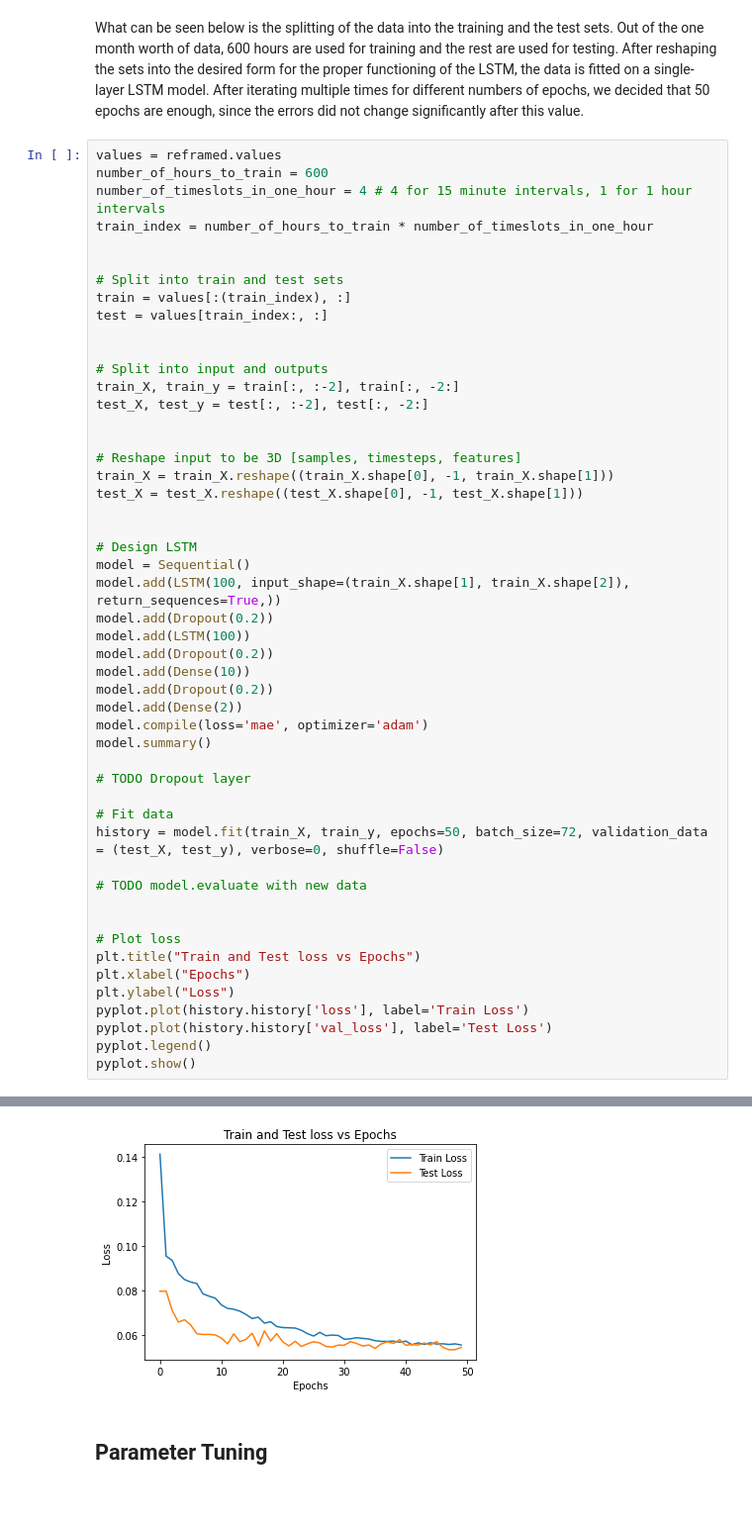
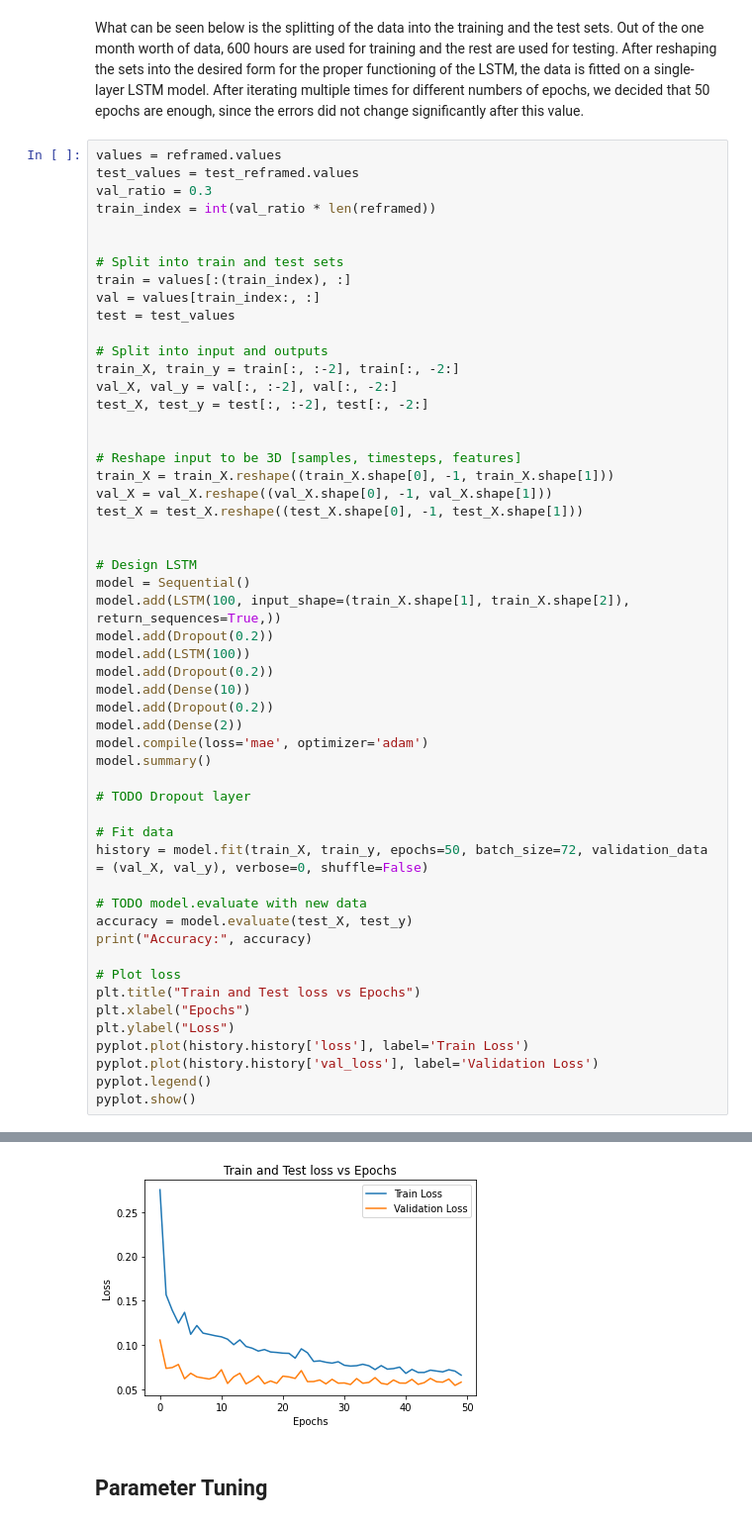
Before and after one commit to junzis/atdelay, a Jupyter notebook: LSTM_model.ipynb, the cells around one changed output, grey strips where cells are left out. Shown: that part at 99% size. Cells and saved outputs as stored; diff of their text form.

```diff
--- a/LSTM_model.ipynb
+++ b/LSTM_model.ipynb
@@ -177,23 +204,25 @@ Arrivals Arrival Delay standard deviation: 11.7
 What can be seen below is the splitting of the data into the training and the test sets. Out of the one month worth of data, 600 hours are used for training and the rest are used for testing. After reshaping the sets into the desired form for the proper functioning of the LSTM, the data is fitted on a single-layer LSTM model. After iterating multiple times for different numbers of epochs, we decided that 50 epochs are enough, since the errors did not change significantly after this value.
 # %%
 values = reframed.values
-number_of_hours_to_train = 600
-number_of_timeslots_in_one_hour = 4 # 4 for 15 minute intervals, 1 for 1 hour intervals
-train_index = number_of_hours_to_train * number_of_timeslots_in_one_hour
+test_values = test_reframed.values
+val_ratio = 0.3
+train_index = int(val_ratio * len(reframed))
 
 
 # Split into train and test sets
 train = values[:(train_index), :]
-test = values[train_index:, :]
-
+val = values[train_index:, :]
+test = test_values
 
 # Split into input and outputs
 train_X, train_y = train[:, :-2], train[:, -2:]
+val_X, val_y = val[:, :-2], val[:, -2:]
 test_X, test_y = test[:, :-2], test[:, -2:]
 
 
 # Reshape input to be 3D [samples, timesteps, features]
 train_X = train_X.reshape((train_X.shape[0], -1, train_X.shape[1]))
+val_X = val_X.reshape((val_X.shape[0], -1, val_X.shape[1]))
 test_X = test_X.reshape((test_X.shape[0], -1, test_X.shape[1]))
 
 
@@ -212,17 +241,18 @@ model.summary()
 # TODO Dropout layer
 
 # Fit data
-history = model.fit(train_X, train_y, epochs=50, batch_size=72, validation_data = (test_X, test_y), verbose=0, shuffle=False)
+history = model.fit(train_X, train_y, epochs=50, batch_size=72, validation_data = (val_X, val_y), verbose=0, shuffle=False)
 
 # TODO model.evaluate with new data
-
+accuracy = model.evaluate(test_X, test_y)
+print("Accuracy:", accuracy)
 
 # Plot loss
 plt.title("Train and Test loss vs Epochs")
 plt.xlabel("Epochs")
 plt.ylabel("Loss")
 pyplot.plot(history.history['loss'], label='Train Loss')
-pyplot.plot(history.history['val_loss'], label='Test Loss')
+pyplot.plot(history.history['val_loss'], label='Validation Loss')
 pyplot.legend()
 pyplot.show()
 # %% [output]
@@ -246,4 +276,4 @@ _________________________________________________________________
-[figure, old version]
+[figure, new version]
 # %% [markdown]
 ## Parameter Tuning
 # %% [markdown]
```
Also changed, not shown: parts of 5 cells of this notebook.
